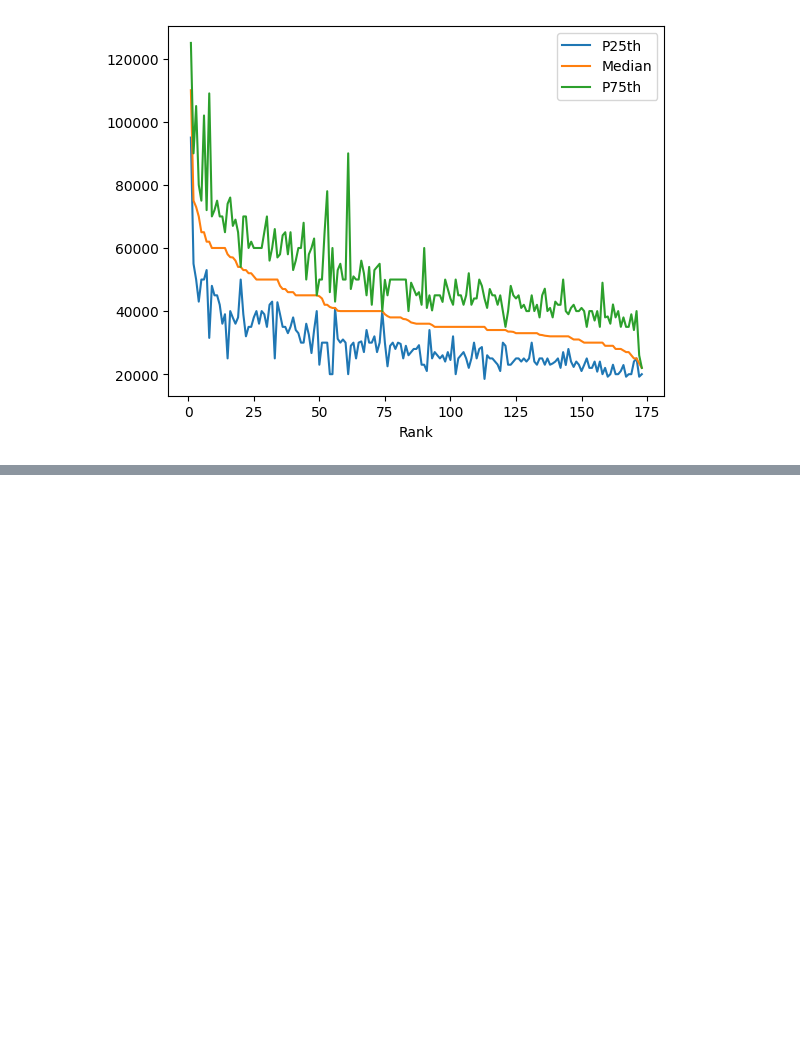
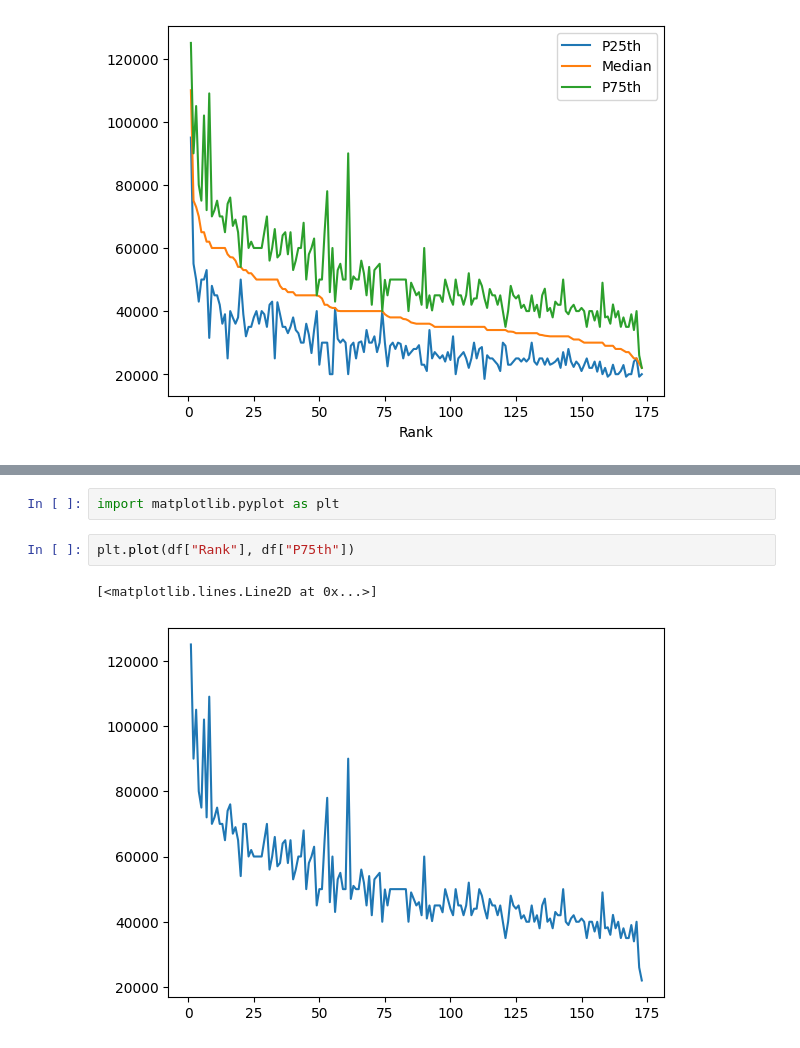
Before and after one commit to felipesebben/Pandas_learning_path, a Jupyter notebook: 7_plot_with_pandas/plot_pandas_viz_basics.ipynb, the cells around one changed output, grey strips where cells are left out. Saved outputs shown, nothing was run; the diff lists cells and outputs as text; blank space fills up the shorter version.

```diff
--- a/7_plot_with_pandas/plot_pandas_viz_basics.ipynb
+++ b/7_plot_with_pandas/plot_pandas_viz_basics.ipynb
@@ -79 +96,8 @@ df.plot(x="Rank", y=["P25th", "Median", "P75th"])
+# %%
+import matplotlib.pyplot as plt
+# %%
+plt.plot(df["Rank"], df["P75th"])
+# %% [output]
+[<matplotlib.lines.Line2D at 0x...>]
+[figure, added]
 # %%
```
Also changed, not shown: parts of 11 cells of this notebook.
